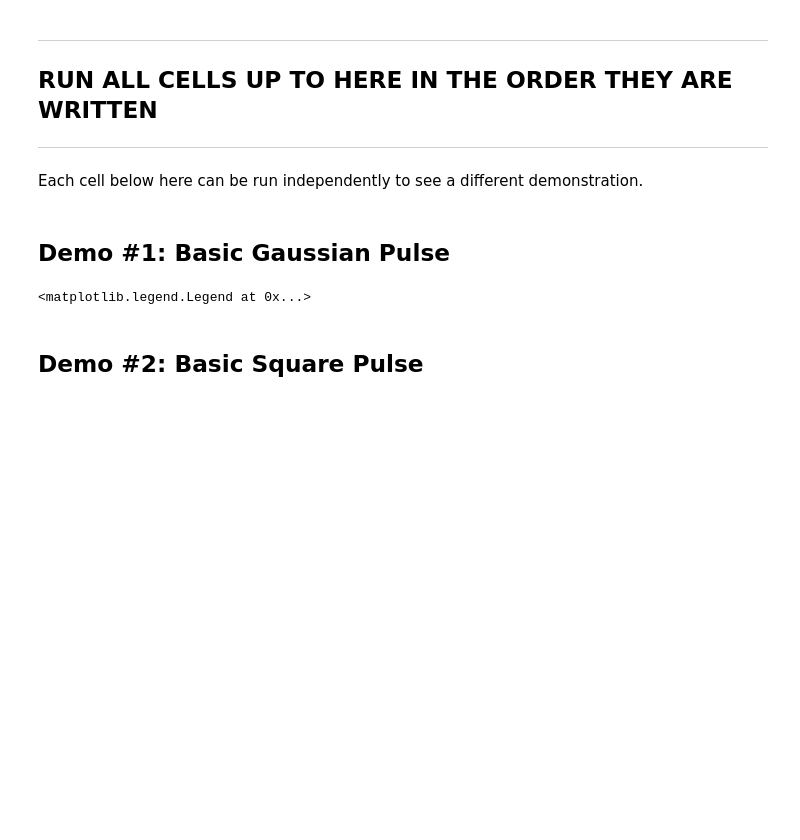
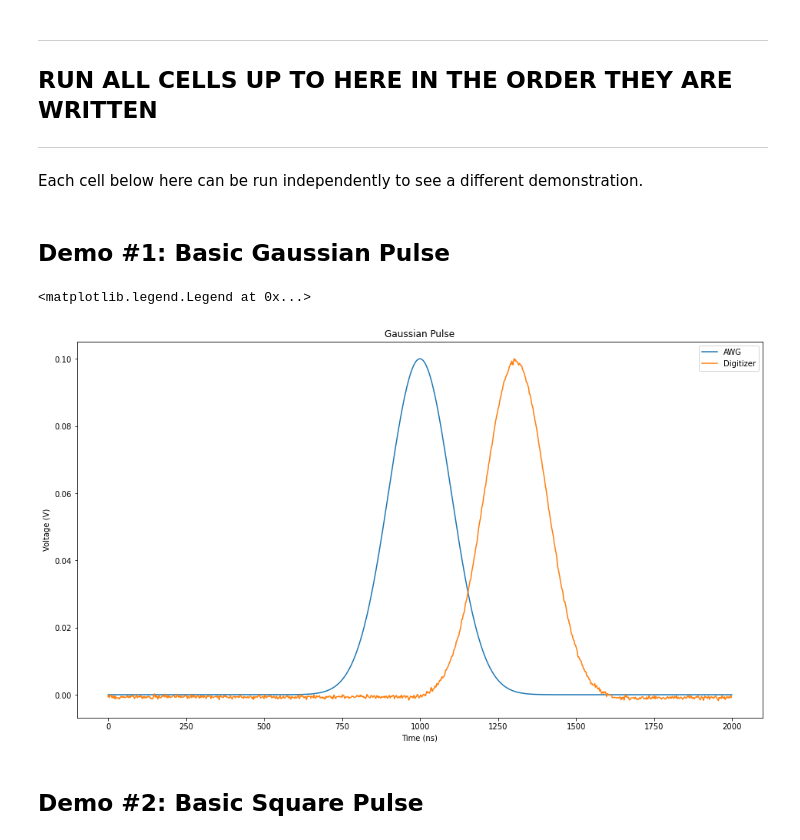
Before and after one commit to jsalfi/qstlab, a Jupyter notebook: Noah/qcodes_keysight_awg_dig.ipynb, the cells around one changed output. Saved outputs shown, nothing was run; the diff lists cells and outputs as text; code cells hidden in the pictures; blank space fills up the shorter version.

```diff
--- a/Noah/qcodes_keysight_awg_dig.ipynb
+++ b/Noah/qcodes_keysight_awg_dig.ipynb
@@ -171,7 +172,7 @@ class AWGWaveData:
             ax.set_ylabel("Voltage (V)")
 
         time_domain = np.arange(len(self.samples)) * self.dt_ns
-        ax.plot(time_domain, self.samples, label="AWG Wave Data")
+        ax.plot(time_domain, self.samples, label="AWG")
 
 ###############################################################################
 # AWG HELPER FUNCTIONS
@@ -409,7 +436,7 @@ def dig_configure(
 def dig_retrieve_data(dig, channel, full_scale):
     data = dig.daq_read(channel)
     time_domain_ns = np.arange(len(data)) * (1000 / DIG_SAMPLE_RATE_MSPS)
-    data = data / (2**15) * full_scale
+    data = data / ((2**15) - 1) * full_scale
 
     return (time_domain_ns, data)
 # %% [markdown]
@@ -421,34 +448,38 @@ Each cell below here can be run independently to see a different demonstration.
 # %% [markdown]
 ## Demo #1: Basic Gaussian Pulse
 # %%
-fig, ax = plt.subplots()
+fig, ax = plt.subplots(figsize=(16, 9))
 
 # Prepare wave data
 duration_ns = 2000
-gauss_wave = AWGWaveData(awg_create_gaussian(a = 0.1, b = 0, c = 100, duration_ns = duration_ns))
-gauss_wave.plot(ax=ax)
+gauss_pulse = AWGWaveData(awg_create_gaussian(a = 0.1, b = 0, c = 100, duration_ns = duration_ns))
+gauss_pulse.plot(ax=ax)
 
 # Configure AWG
-awg_set_output_awg(awg, 4);
-awg_load_and_start(awg, 4, [AWGQueuedWave(gauss_wave)])
+awg_channel = 4
+awg_reset(awg, awg_channel)
+awg_set_output_awg(awg, awg_channel)
+awg_load_and_start(awg, awg_channel, [AWGQueuedWave(gauss_pulse)])
 
 # Configure Digitizer
 full_scale = 0.2
 dig_configure(dig, 1, duration_ns, full_scale)
 
 # Send trigger
 pxi_trigger_fall(awg)
 
 # Capture and plot measured result
 (time_ns, volts) = dig_retrieve_data(dig, 1, full_scale)
-ax.plot(time_ns, volts, label="Digitizer Measured Waveform")
+ax.plot(time_ns, volts, label="Digitizer")
 
 # Tidy up plot
+ax.set_title("Gaussian Pulse")
 ax.set_xlabel("Time (ns)")
 ax.set_ylabel("Voltage (V)")
 ax.legend()
 # %% [output]
 <matplotlib.legend.Legend at 0x...>
+[figure, added]
 # %% [markdown]
 ## Demo #2: Basic Square Pulse
 # %%
```
Also changed, not shown: parts of 8 cells of this notebook.
